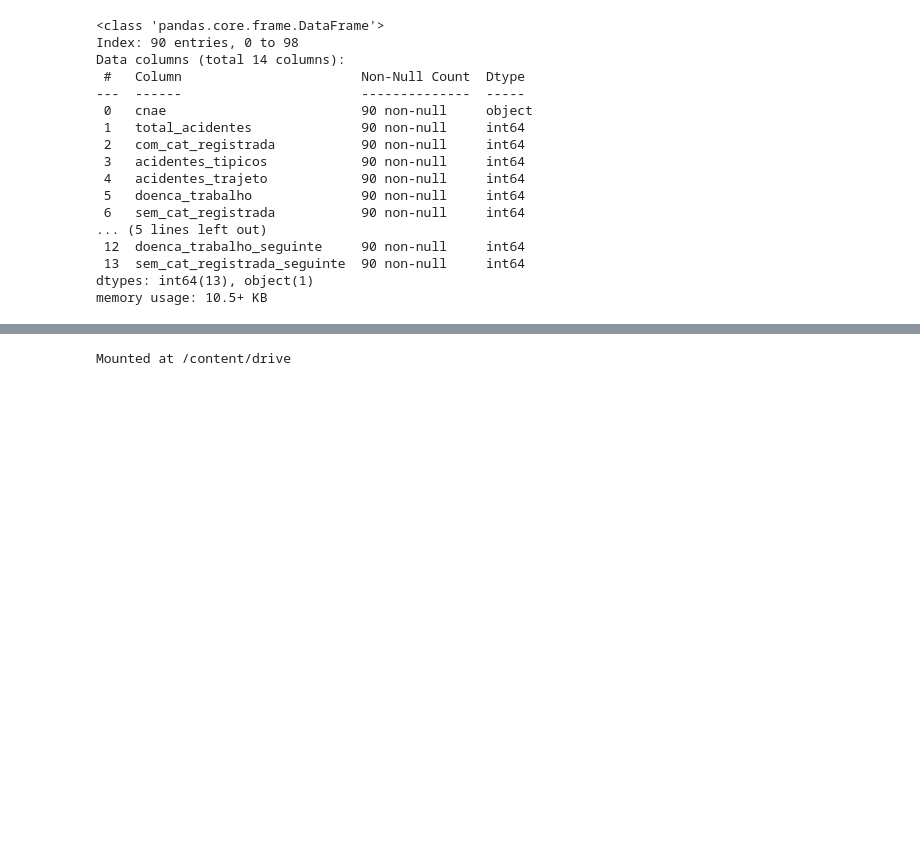
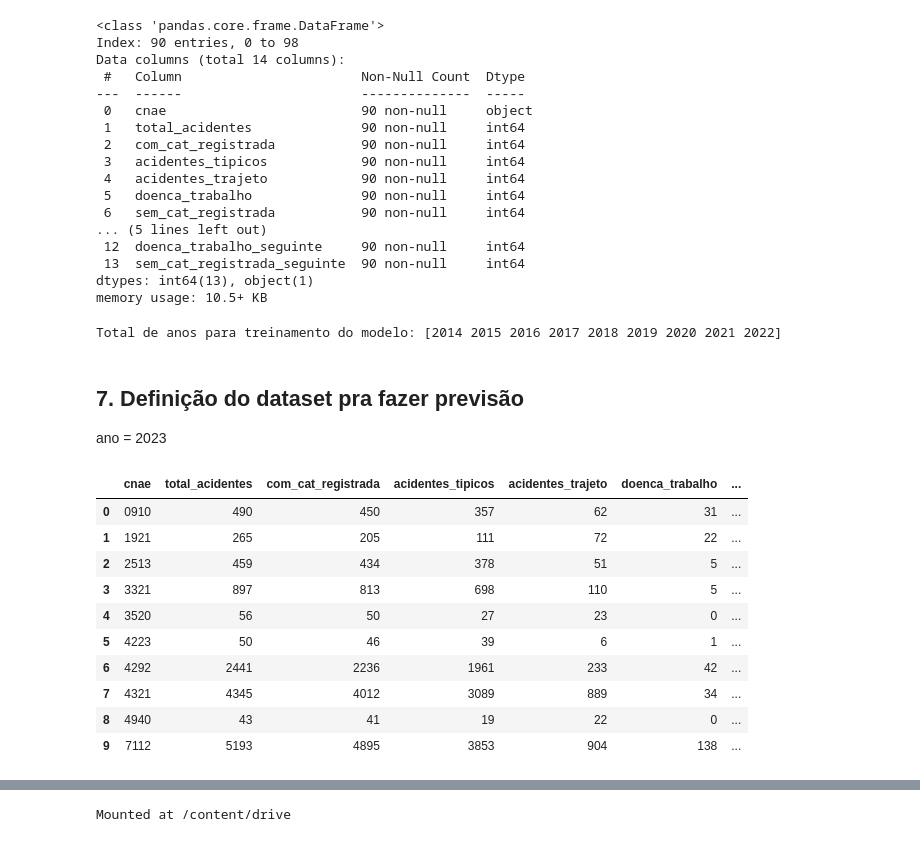
Before and after one commit to telmacarvalho/pi-4-univesp, a Jupyter notebook: tratamento_dados_pi_4.ipynb, the cells around one changed output, grey strips where cells are left out. Cells and saved outputs as stored; diff of their text form; code cells hidden in the pictures; blank space fills up the shorter version.

```diff
--- a/tratamento_dados_pi_4.ipynb
+++ b/tratamento_dados_pi_4.ipynb
@@ -418,3 +417,25 @@ Data columns (total 14 columns):
  13  sem_cat_registrada_seguinte  90 non-null     int64
 dtypes: int64(13), object(1)
 memory usage: 10.5+ KB
+# %%
+print(f'Total de anos para treinamento do modelo: {df_final_multi.ano.unique()}')
+# %% [output]
+Total de anos para treinamento do modelo: [2014 2015 2016 2017 2018 2019 2020 2021 2022]
+# %% [markdown]
+## 7. Definição do dataset pra fazer previsão
+ano = 2023
+# %%
+df_previsao = df_petroquimico[df_petroquimico['ano'] == 2023].reset_index(drop=True)
+df_previsao
+# %% [output]
+|  | cnae | total_acidentes | com_cat_registrada | acidentes_tipicos | acidentes_trajeto | doenca_trabalho | ... |
+| 0 | 0910 | 490 | 450 | 357 | 62 | 31 | ... |
+| 1 | 1921 | 265 | 205 | 111 | 72 | 22 | ... |
+| 2 | 2513 | 459 | 434 | 378 | 51 | 5 | ... |
+| 3 | 3321 | 897 | 813 | 698 | 110 | 5 | ... |
+| 4 | 3520 | 56 | 50 | 27 | 23 | 0 | ... |
+| 5 | 4223 | 50 | 46 | 39 | 6 | 1 | ... |
+| 6 | 4292 | 2441 | 2236 | 1961 | 233 | 42 | ... |
+| 7 | 4321 | 4345 | 4012 | 3089 | 889 | 34 | ... |
+| 8 | 4940 | 43 | 41 | 19 | 22 | 0 | ... |
+| 9 | 7112 | 5193 | 4895 | 3853 | 904 | 138 | ... |
```
Also changed, not shown: parts of 8 cells of this notebook.
